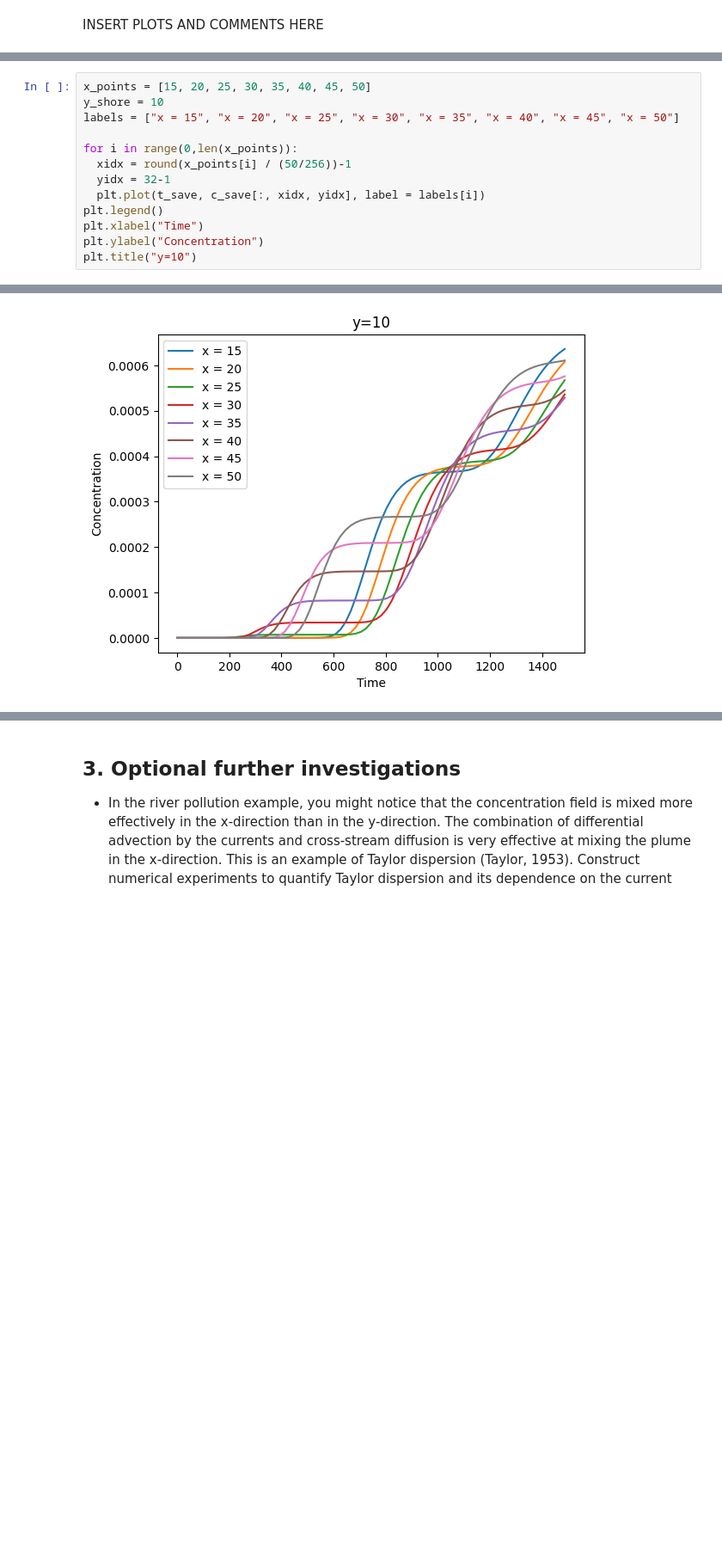
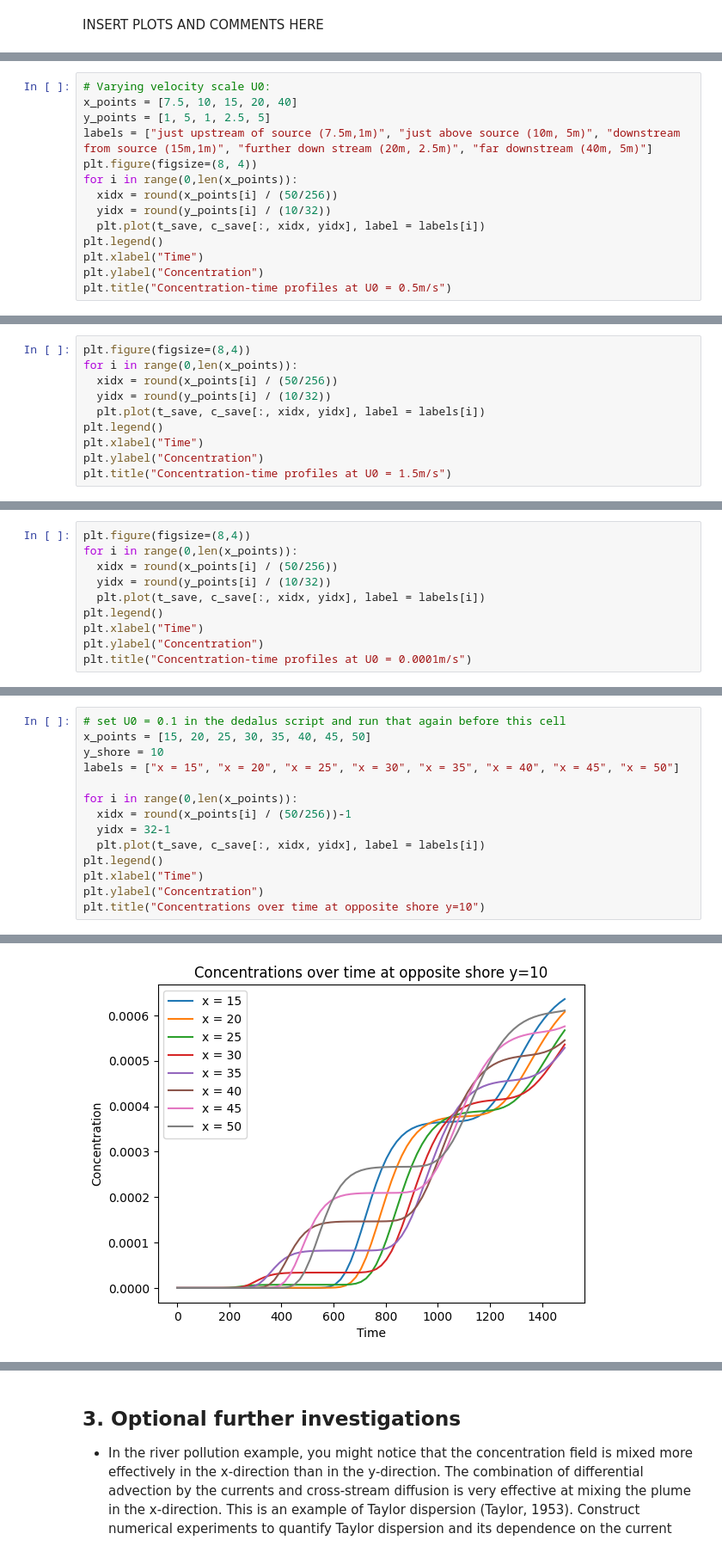
Before and after one commit to ananyaaa-j/QCES, a Jupyter notebook: Project2_transport.ipynb, the cells around one changed output, grey strips where cells are left out. Shown at 86% size. Drawn from its saved outputs; the diff is of its cells as text; blank space fills up the shorter version.

```diff
--- a/Project2_transport.ipynb
+++ b/Project2_transport.ipynb
@@ -522,0 +521,14 @@ To estimate the tiem for the pollutant to reach the opposite bank/shore (y=10):
+# %%
+# Varying velocity scale U0:
+x_points = [7.5, 10, 15, 20, 40]
+y_points = [1, 5, 1, 2.5, 5]
+labels = ["just upstream of source (7.5m,1m)", "just above source (10m, 5m)", "downstream from source (15m,1m)", "further down stream (20m, 2.5m)", "far downstream (40m, 5m)"]
+plt.figure(figsize=(8, 4))
+for i in range(0,len(x_points)):
+  xidx = round(x_points[i] / (50/256))
+  yidx = round(y_points[i] / (10/32))
+  plt.plot(t_save, c_save[:, xidx, yidx], label = labels[i])
+plt.legend()
+plt.xlabel("Time")
+plt.ylabel("Concentration")
+plt.title("Concentration-time profiles at U0 = 0.5m/s")
@@ -522,0 +538,10 @@ To estimate the tiem for the pollutant to reach the opposite bank/shore (y=10):
+# %%
+plt.figure(figsize=(8,4))
+for i in range(0,len(x_points)):
+  xidx = round(x_points[i] / (50/256))
+  yidx = round(y_points[i] / (10/32))
+  plt.plot(t_save, c_save[:, xidx, yidx], label = labels[i])
+plt.legend()
+plt.xlabel("Time")
+plt.ylabel("Concentration")
+plt.title("Concentration-time profiles at U0 = 1.5m/s")
@@ -522,0 +551,10 @@ To estimate the tiem for the pollutant to reach the opposite bank/shore (y=10):
+# %%
+plt.figure(figsize=(8,4))
+for i in range(0,len(x_points)):
+  xidx = round(x_points[i] / (50/256))
+  yidx = round(y_points[i] / (10/32))
+  plt.plot(t_save, c_save[:, xidx, yidx], label = labels[i])
+plt.legend()
+plt.xlabel("Time")
+plt.ylabel("Concentration")
+plt.title("Concentration-time profiles at U0 = 0.0001m/s")
@@ -523,4 +579,5 @@ To estimate the tiem for the pollutant to reach the opposite bank/shore (y=10):
 # %%
+# set U0 = 0.1 in the dedalus script and run that again before this cell
 x_points = [15, 20, 25, 30, 35, 40, 45, 50]
 y_shore = 10
 labels = ["x = 15", "x = 20", "x = 25", "x = 30", "x = 35", "x = 40", "x = 45", "x = 50"]
@@ -532,5 +589,5 @@ for i in range(0,len(x_points)):
 plt.legend()
 plt.xlabel("Time")
 plt.ylabel("Concentration")
-plt.title("y=10")
+plt.title("Concentrations over time at opposite shore y=10")
 # %% [output]
@@ -538 +595 @@ Text(0.5, 1.0, 'y=10')
-[figure, old version]
+[figure, new version]
```
Also changed, not shown: parts of 13 cells of this notebook.
